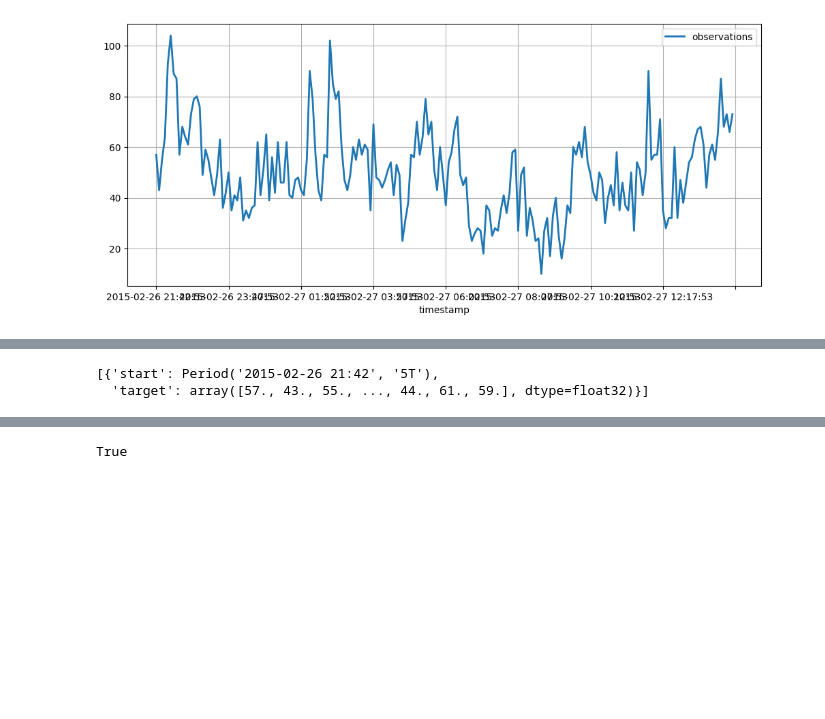
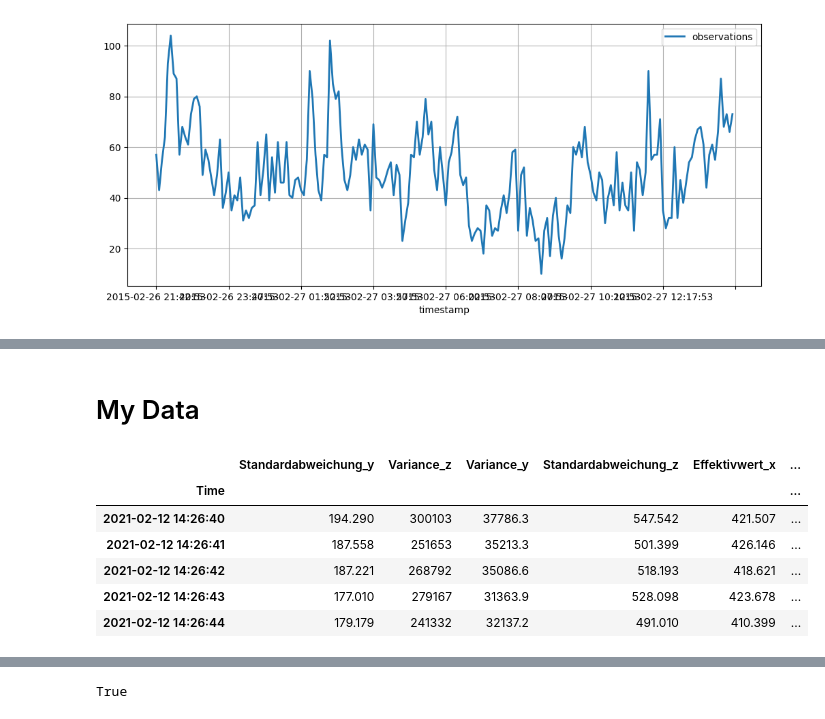
Before and after one commit to lian333/transformer_all, a Jupyter notebook: muti_autoformer.ipynb, the cells around one changed output, grey strips where cells are left out. Cells and saved outputs as stored; diff of their text form; code cells hidden in the pictures; blank space fills up the shorter version.

```diff
--- a/muti_autoformer.ipynb
+++ b/muti_autoformer.ipynb
@@ -19,5 +43,27 @@ training_data = ListDataset(
-# %%
-training_data
-# %% [output]
-[{'start': Period('2015-02-26 21:42', '5T'),
-  'target': array([57., 43., 55., ..., 44., 61., 59.], dtype=float32)}]
+# %% [markdown]
+# My Data
+# %%
+import pandas as pd
+import json
+part=pd.read_csv('Data\part2_100000_200000.csv')
+f=open('important_features.json')
+feature = json.load(f)
+important=feature[:10]
+
+part['Date'] = pd.to_datetime(part['Timestamp'], unit='s')
+part['Date']=part.Date.dt.strftime('%Y-%m-%d %H:%M:%S')
+part['Time'] = pd.date_range(start='2021-02-12 14:26:40', periods=part.shape[0], freq='S')
+part['Time']=part.Time.dt.strftime('%Y-%m-%d %H:%M:%S')
+
+#set 'Time' as index
+part = part.set_index('Time')
+all_data=part[important]
+all_data.head()
+# %% [output]
+|  | Standardabweichung_y | Variance_z | Variance_y | Standardabweichung_z | Effektivwert_x | ... |
+| Time |  |  |  |  |  | ... |
+| 2021-02-12 14:26:40 | 194.290 | 300103 | 37786.3 | 547.542 | 421.507 | ... |
+| 2021-02-12 14:26:41 | 187.558 | 251653 | 35213.3 | 501.399 | 426.146 | ... |
+| 2021-02-12 14:26:42 | 187.221 | 268792 | 35086.6 | 518.193 | 418.621 | ... |
+| 2021-02-12 14:26:43 | 177.010 | 279167 | 31363.9 | 528.098 | 423.678 | ... |
+| 2021-02-12 14:26:44 | 179.179 | 241332 | 32137.2 | 491.010 | 410.399 | ... |
```
Also changed, not shown: parts of 14 cells of this notebook, 5 other files.
